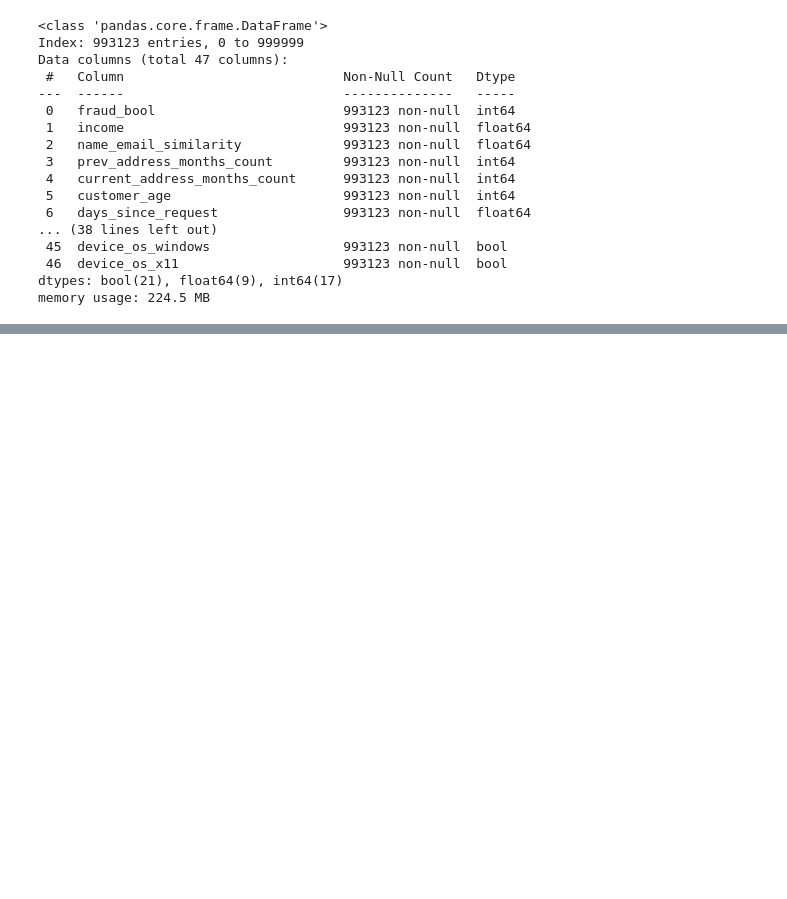
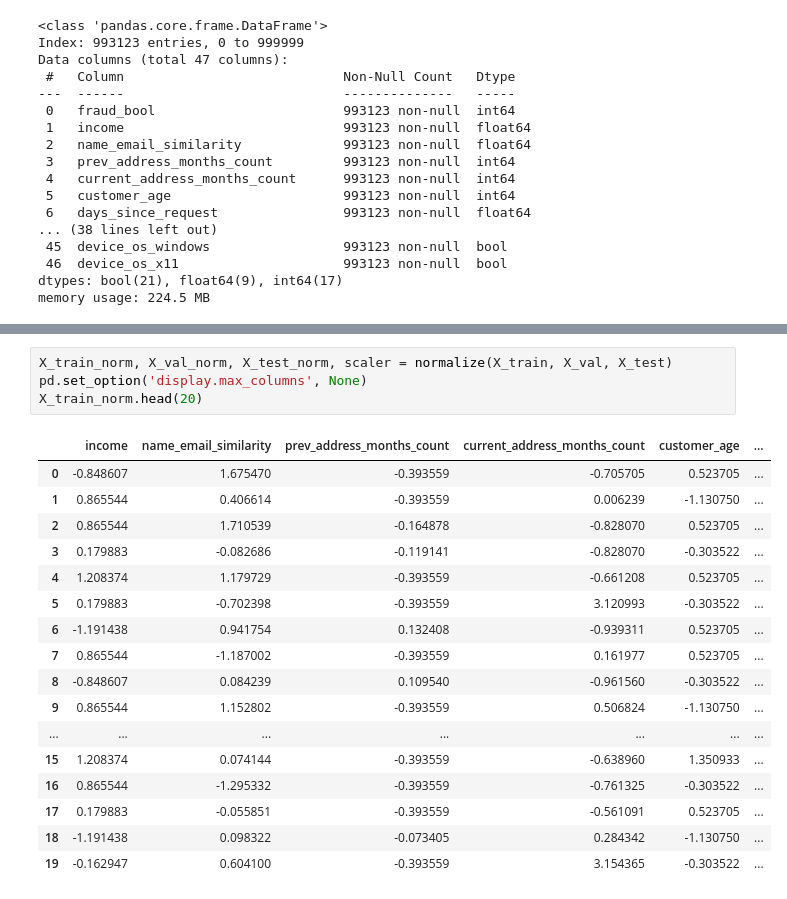
Before and after one commit to pepijn-lens/bankfraud, a Jupyter notebook: data_inspection.ipynb, the cells around one changed output, grey strips where cells are left out. Saved outputs shown, nothing was run; the diff lists cells and outputs as text; blank space fills up the shorter version.

```diff
--- a/data_inspection.ipynb
+++ b/data_inspection.ipynb
@@ -272,0 +289,22 @@ X_train.shape[0], X_val.shape[0], X_test.shape[0], y_train.shape[0], y_val.shape
+# %%
+X_train_norm, X_val_norm, X_test_norm, scaler = normalize(X_train, X_val, X_test)
+pd.set_option('display.max_columns', None)
+X_train_norm.head(20)
+# %% [output]
+|  | income | name_email_similarity | prev_address_months_count | current_address_months_count | customer_age | ... |
+| 0 | -0.848607 | 1.675470 | -0.393559 | -0.705705 | 0.523705 | ... |
+| 1 | 0.865544 | 0.406614 | -0.393559 | 0.006239 | -1.130750 | ... |
+| 2 | 0.865544 | 1.710539 | -0.164878 | -0.828070 | 0.523705 | ... |
+| 3 | 0.179883 | -0.082686 | -0.119141 | -0.828070 | -0.303522 | ... |
+| 4 | 1.208374 | 1.179729 | -0.393559 | -0.661208 | 0.523705 | ... |
+| 5 | 0.179883 | -0.702398 | -0.393559 | 3.120993 | -0.303522 | ... |
+| 6 | -1.191438 | 0.941754 | 0.132408 | -0.939311 | 0.523705 | ... |
+| 7 | 0.865544 | -1.187002 | -0.393559 | 0.161977 | 0.523705 | ... |
+| 8 | -0.848607 | 0.084239 | 0.109540 | -0.961560 | -0.303522 | ... |
+| 9 | 0.865544 | 1.152802 | -0.393559 | 0.506824 | -1.130750 | ... |
+| ... | ... | ... | ... | ... | ... | ... |
+| 15 | 1.208374 | 0.074144 | -0.393559 | -0.638960 | 1.350933 | ... |
+| 16 | 0.865544 | -1.295332 | -0.393559 | -0.761325 | -0.303522 | ... |
+| 17 | 0.179883 | -0.055851 | -0.393559 | -0.561091 | 0.523705 | ... |
+| 18 | -1.191438 | 0.098322 | -0.073405 | 0.284342 | -1.130750 | ... |
+| 19 | -0.162947 | 0.604100 | -0.393559 | 3.154365 | -0.303522 | ... |
```
Also changed, not shown: parts of 5 cells of this notebook, 4 other files.
